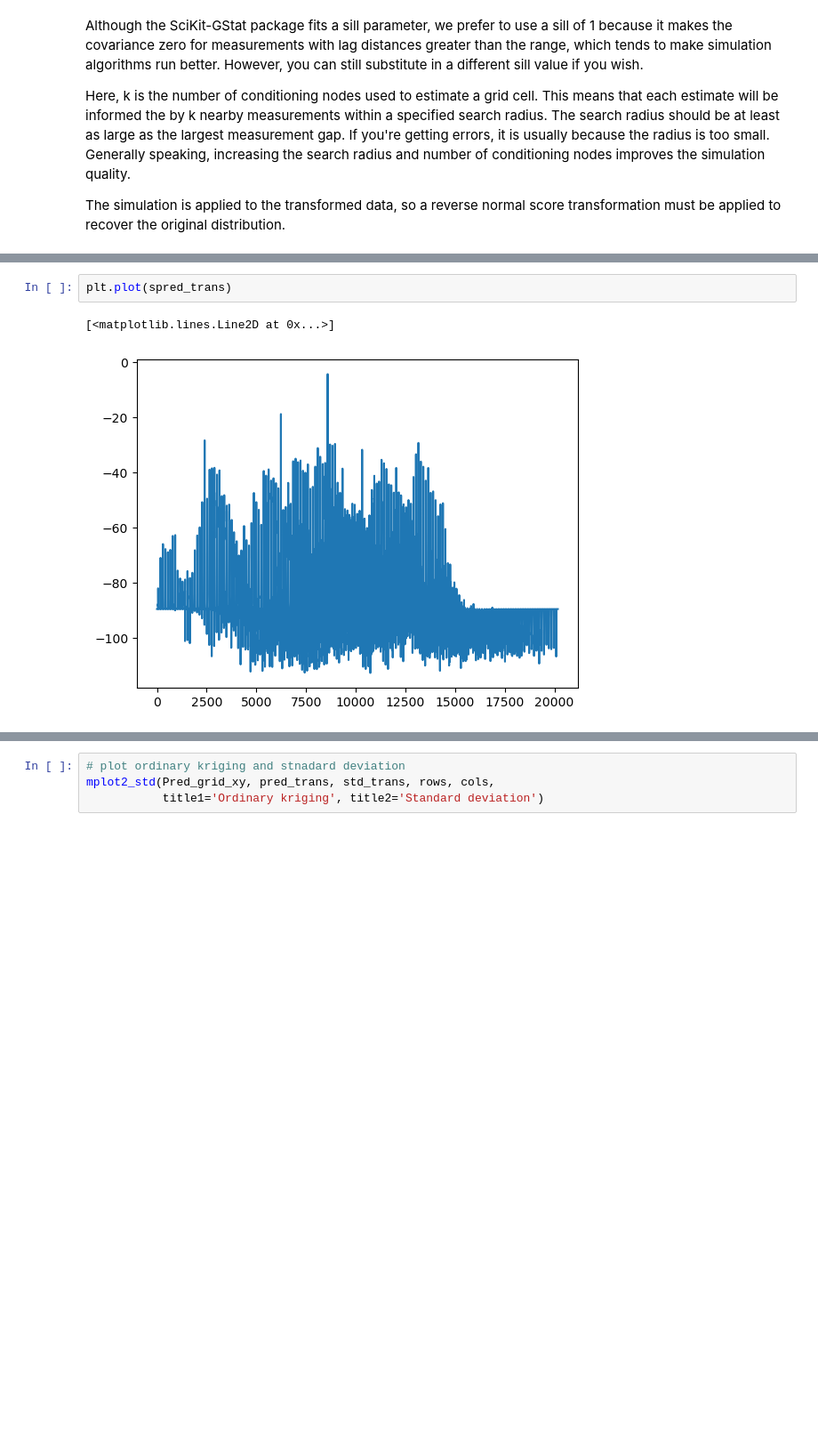
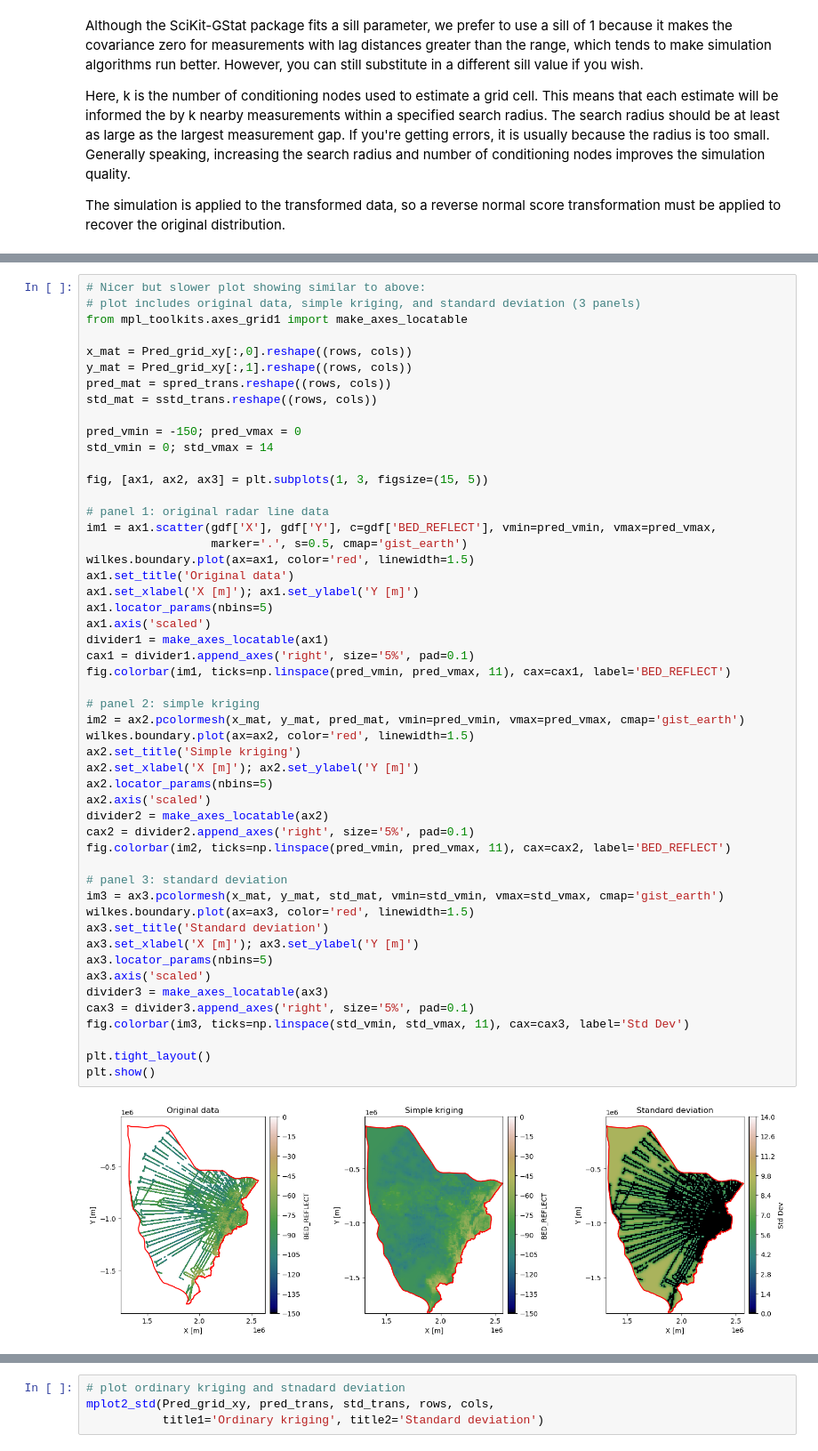
Before and after one commit to elizadawson/gstatsimbook, a Jupyter notebook: 3_Simple_kriging_and_ordinary_kriging.ipynb, the cells around one changed output, grey strips where cells are left out. Shown at 89% size. Drawn from its saved outputs; the diff is of its cells as text; blank space fills up the shorter version.

```diff
--- a/3_Simple_kriging_and_ordinary_kriging.ipynb
+++ b/3_Simple_kriging_and_ordinary_kriging.ipynb
@@ -189,6 +215,54 @@ std_vmax=14, clabel='BED_REFLECT', std_clabel='Std Dev')
-# %%
-plt.plot(spred_trans)
-# %% [output]
-[<matplotlib.lines.Line2D at 0x...>]
-[figure, removed]
+# %%
+# Nicer but slower plot showing similar to above:
+# plot includes original data, simple kriging, and standard deviation (3 panels)
+from mpl_toolkits.axes_grid1 import make_axes_locatable
+
+x_mat = Pred_grid_xy[:,0].reshape((rows, cols))
+y_mat = Pred_grid_xy[:,1].reshape((rows, cols))
+pred_mat = spred_trans.reshape((rows, cols))
+std_mat = sstd_trans.reshape((rows, cols))
+
+pred_vmin = -150; pred_vmax = 0
+std_vmin = 0; std_vmax = 14
+
+fig, [ax1, ax2, ax3] = plt.subplots(1, 3, figsize=(15, 5))
+
+# panel 1: original radar line data
+im1 = ax1.scatter(gdf['X'], gdf['Y'], c=gdf['BED_REFLECT'], vmin=pred_vmin, vmax=pred_vmax,
+                  marker='.', s=0.5, cmap='gist_earth')
+wilkes.boundary.plot(ax=ax1, color='red', linewidth=1.5)
+ax1.set_title('Original data')
+ax1.set_xlabel('X [m]'); ax1.set_ylabel('Y [m]')
+ax1.locator_params(nbins=5)
+ax1.axis('scaled')
+divider1 = make_axes_locatable(ax1)
+cax1 = divider1.append_axes('right', size='5%', pad=0.1)
+fig.colorbar(im1, ticks=np.linspace(pred_vmin, pred_vmax, 11), cax=cax1, label='BED_REFLECT')
+
+# panel 2: simple kriging
+im2 = ax2.pcolormesh(x_mat, y_mat, pred_mat, vmin=pred_vmin, vmax=pred_vmax, cmap='gist_earth')
+wilkes.boundary.plot(ax=ax2, color='red', linewidth=1.5)
+ax2.set_title('Simple kriging')
+ax2.set_xlabel('X [m]'); ax2.set_ylabel('Y [m]')
+ax2.locator_params(nbins=5)
+ax2.axis('scaled')
+divider2 = make_axes_locatable(ax2)
+cax2 = divider2.append_axes('right', size='5%', pad=0.1)
+fig.colorbar(im2, ticks=np.linspace(pred_vmin, pred_vmax, 11), cax=cax2, label='BED_REFLECT')
+
+# panel 3: standard deviation
+im3 = ax3.pcolormesh(x_mat, y_mat, std_mat, vmin=std_vmin, vmax=std_vmax, cmap='gist_earth')
+wilkes.boundary.plot(ax=ax3, color='red', linewidth=1.5)
+ax3.set_title('Standard deviation')
+ax3.set_xlabel('X [m]'); ax3.set_ylabel('Y [m]')
+ax3.locator_params(nbins=5)
+ax3.axis('scaled')
+divider3 = make_axes_locatable(ax3)
+cax3 = divider3.append_axes('right', size='5%', pad=0.1)
+fig.colorbar(im3, ticks=np.linspace(std_vmin, std_vmax, 11), cax=cax3, label='Std Dev')
+
+plt.tight_layout()
+plt.show()
+# %% [output]
+[figure, added]
 # %%
```
Also changed, not shown: parts of 16 cells of this notebook.
